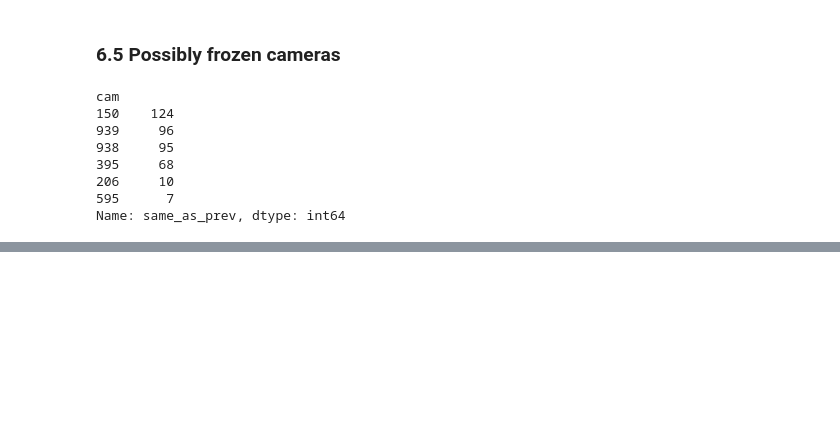
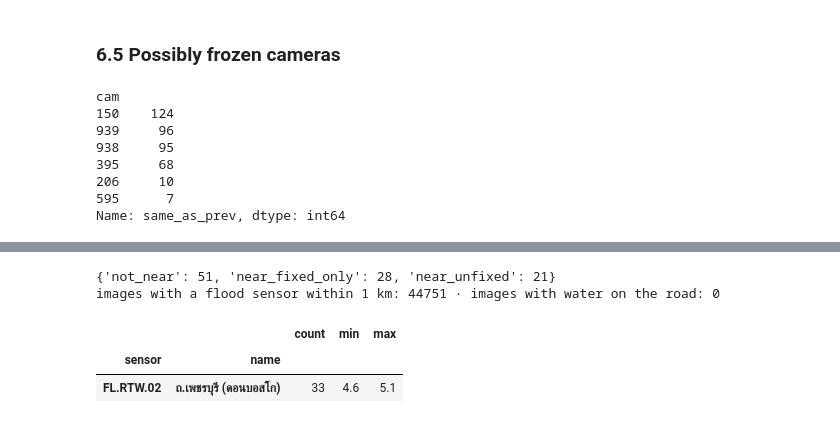
Before and after one commit to Mahhhh123/DSDE-Project-Traffic, a Jupyter notebook: 03_data_science/analysis.ipynb, the cells around one changed output, grey strips where cells are left out. Cells and saved outputs as stored; diff of their text form; code cells hidden in the pictures; blank space fills up the shorter version.

```diff
--- a/03_data_science/analysis.ipynb
+++ b/03_data_science/analysis.ipynb
@@ -247,0 +254,13 @@ Name: same_as_prev, dtype: int64
+# %%
+ctx = pd.read_csv('../data/clean/camera_flood_context.csv')
+ff = pd.read_csv('../data/clean/fact_images_flood.csv')
+print(ctx.flood_group.value_counts().to_dict())
+print('images with a flood sensor within 1 km:', int(ff.flood_cm.notna().sum()), '· images with water on the road:', int(ff.road_flooded.sum()))
+fl = pd.read_csv('../data/clean/bma_road_flood_hourly.csv')
+fl[fl.flood_cm > 0].groupby(['sensor', 'name']).flood_cm.agg(['count', 'min', 'max'])
+# %% [output]
+{'not_near': 51, 'near_fixed_only': 28, 'near_unfixed': 21}
+images with a flood sensor within 1 km: 44751 · images with water on the road: 0
+|  |  | count | min | max |
+| sensor | name |  |  |  |
+| FL.RTW.02 | ถ.เพชรบุรี (ดอนบอสโก) | 33 | 4.6 | 5.1 |
```
Also changed, not shown: parts of 5 cells of this notebook, 14 other files.
